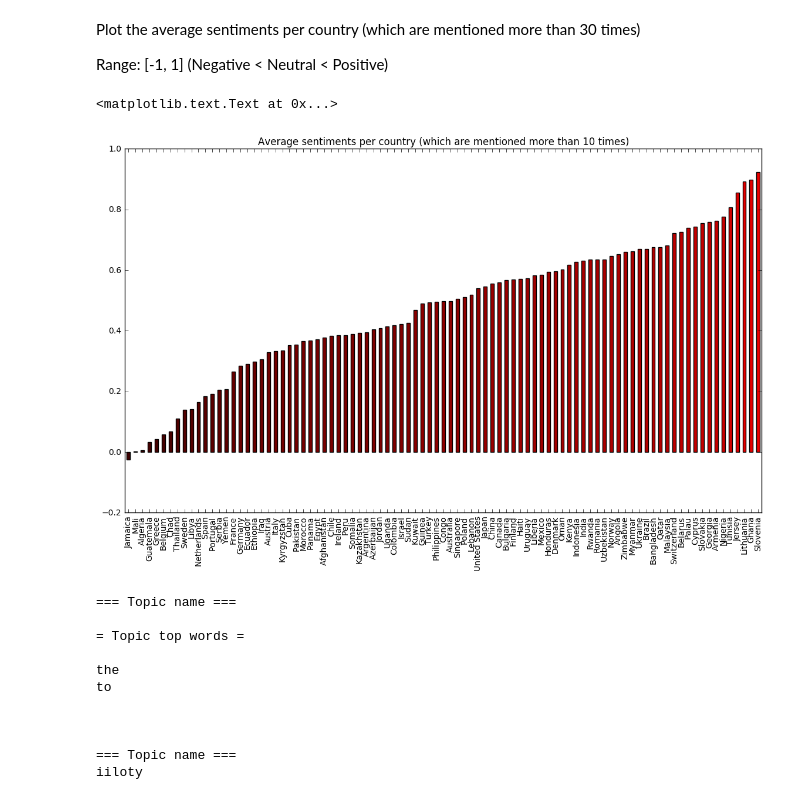
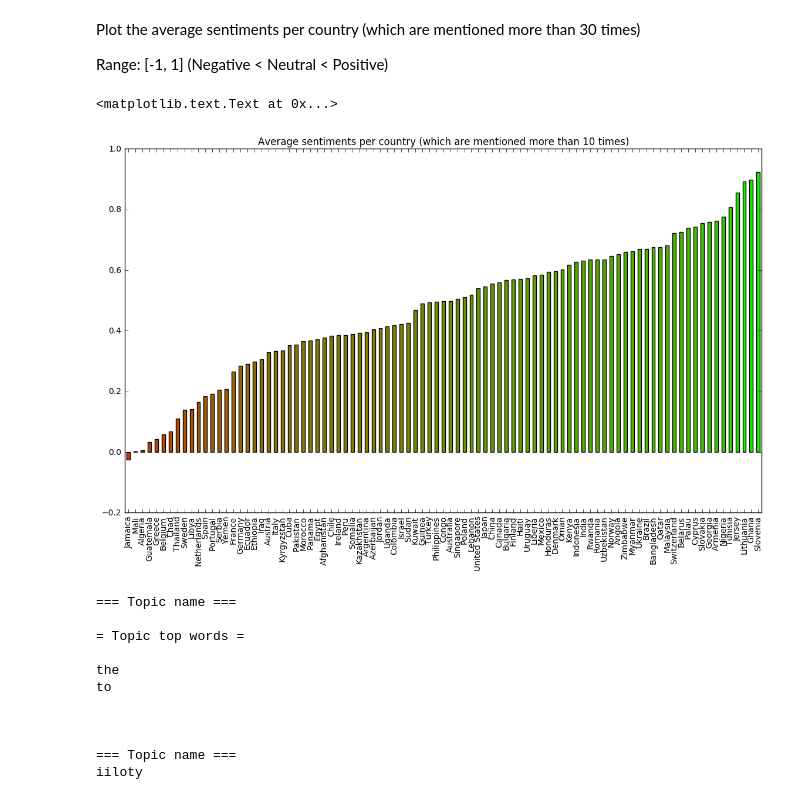
Before and after one commit to bojbilla/AdaHomeworks, a Jupyter notebook: 05 - Taming Text/HW5.ipynb, the cells around one changed output. Saved outputs shown, nothing was run; the diff lists cells and outputs as text; code cells hidden in the pictures.

Commit message:
nicer plot

```diff
--- a/05 - Taming Text/HW5.ipynb
+++ b/05 - Taming Text/HW5.ipynb
@@ -196,13 +196,13 @@ Range: [-1, 1] (Negative < Neutral < Positive)
 # %%
 df2 = pd.DataFrame.from_dict(data=countries_agg_sentiments, orient='index')
 df2 = df2.join(df_sorted, how='inner').sort_values(by='compound')
 plt.figure(figsize=(14,8))
-cmap = [((df2['compound'][x]+1)*(df2['compound'][x]+1)/4, 0, 0) for x in range(len(df2['compound']))]
+cmap = [(1-(df2['compound'][x]+1)*(df2['compound'][x]+1)/4, (df2['compound'][x]+1)*(df2['compound'][x]+1)/4, 0) for x in range(len(df2['compound']))]
 df2['compound'].plot(kind='bar', color=cmap)
 plt.title('Average sentiments per country (which are mentioned more than 10 times)')
 # %% [output]
 <matplotlib.text.Text at 0x...>
-[figure, old version]
+[figure, new version]
 # %%
 # Exercise 3
 from gensim import corpora, models
```
Also changed, not shown: parts of 1 cell of this notebook.
